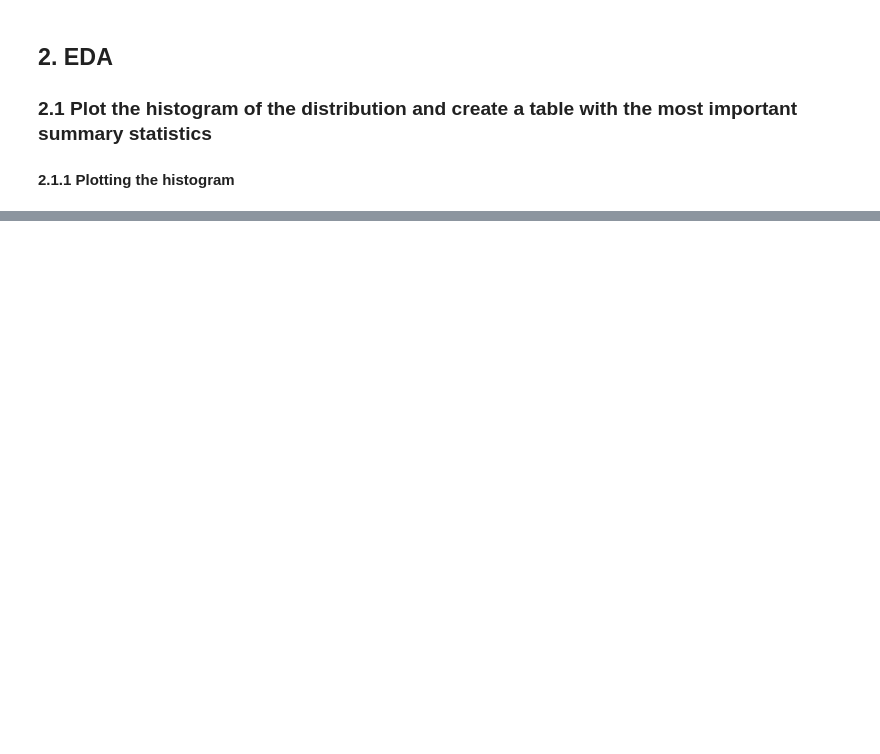
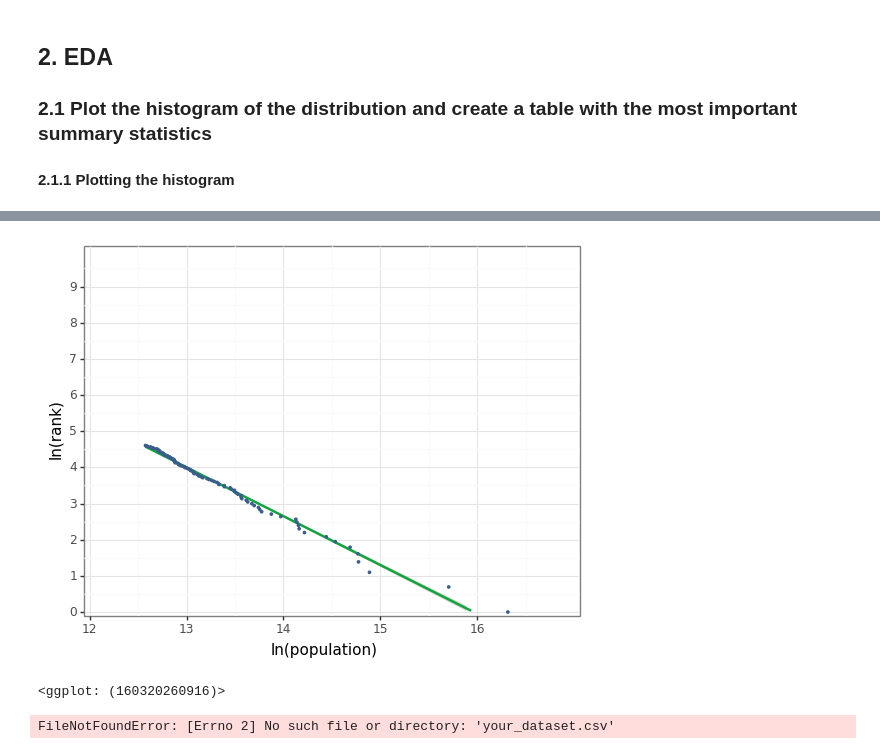
Before and after one commit to felipesebben/bk_data_analysis_studies, a Jupyter notebook: da_data_exercises/ch03-exploratory_data_analysis/05-city_size_brazil/05-city_size_brazil.ipynb, the cells around one changed output, grey strips where cells are left out. Drawn from its saved outputs; the diff is of its cells as text; code cells hidden in the pictures; blank space fills up the shorter version.

```diff
--- a/da_data_exercises/ch03-exploratory_data_analysis/05-city_size_brazil/05-city_size_brazil.ipynb
+++ b/da_data_exercises/ch03-exploratory_data_analysis/05-city_size_brazil/05-city_size_brazil.ipynb
@@ -202,0 +337,56 @@ plt.show()
+# %%
+cities_2022["ln_population"] = np.log(cities_2022["population"])
+# Get ln(rank) vs ln(x)
+cities_2022["ln_rank"] = np.log(cities_2022["index"])
+# %%
+ggplot(cities_2022, aes(x="ln_population", y="ln_rank")) + geom_smooth(
+    color=color[1], method="lm"
+) + geom_point(color=color[0], size=0.5, alpha=0.5) + labs(
+    x="ln(population)", y="ln(rank)"
+) + scale_y_continuous(
+    expand=(0.01, 0.01), limits=(0, 10), breaks=seq(0, 10, by=1)
+) + scale_x_continuous(
+    expand=(0.01, 0.01), limits=(12, 17), breaks=seq(6, 17, by=1)
+) + theme_bw()
+# %% [output]
+[figure, added]
+<ggplot: (160320260916)>
+# %%
+import matplotlib.pyplot as plt
+import pandas as pd
+import numpy as np
+from scipy.stats import linregress
+
+# Load your dataset (replace 'your_dataset.csv' with your actual file path)
+data = pd.read_csv('your_dataset.csv')
+
+# Calculate the logarithms of population and rank
+data['ln_population'] = np.log(data['population'])
+data['ln_rank'] = np.log(data['index'])  # Assuming 'index' represents rank
+
+# Create a scatter plot
+plt.figure(figsize=(10, 6))  # Adjust the figure size as needed
+plt.scatter(data['ln_population'], data['ln_rank'], color='blue', marker='o', label='Data points', alpha=0.5)
+
+# Calculate linear regression
+slope, intercept, r_value, p_value, std_err = linregress(data['ln_population'], data['ln_rank'])
+x_vals = np.linspace(min(data['ln_population']), max(data['ln_population']), 100)
+y_vals = slope * x_vals + intercept
+
+# Plot the linear regression line
+plt.plot(x_vals, y_vals, color='red', label='Linear Regression Line')
+
+# Add labels and title
+plt.xlabel('ln(population)')
+plt.ylabel('ln(rank)')
+plt.title('Log-Rank Population Plot with Linear Regression Line')
+
+# Customize plot
+plt.legend()
+plt.grid(True, which='both', linestyle='--', alpha=0.7)
+plt.tight_layout()
+
+# Show the plot
+plt.show()
+# %% [output]
+FileNotFoundError: [Errno 2] No such file or directory: 'your_dataset.csv'
```
Also changed, not shown: parts of 21 cells of this notebook.
